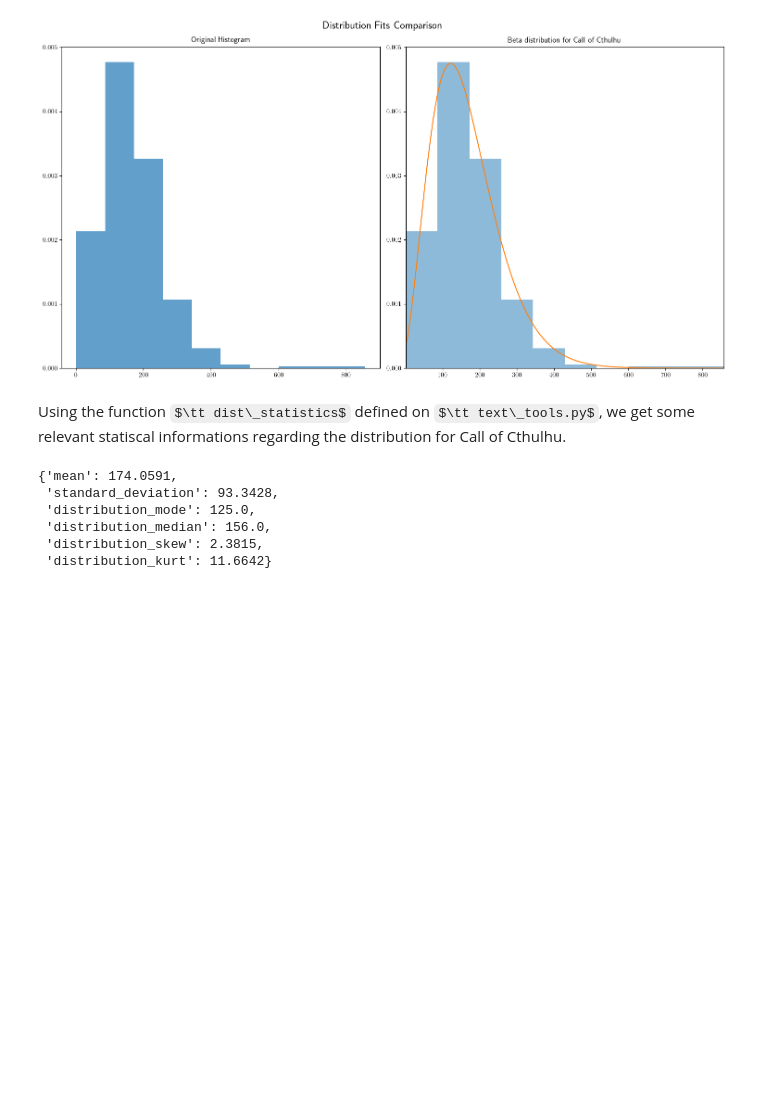
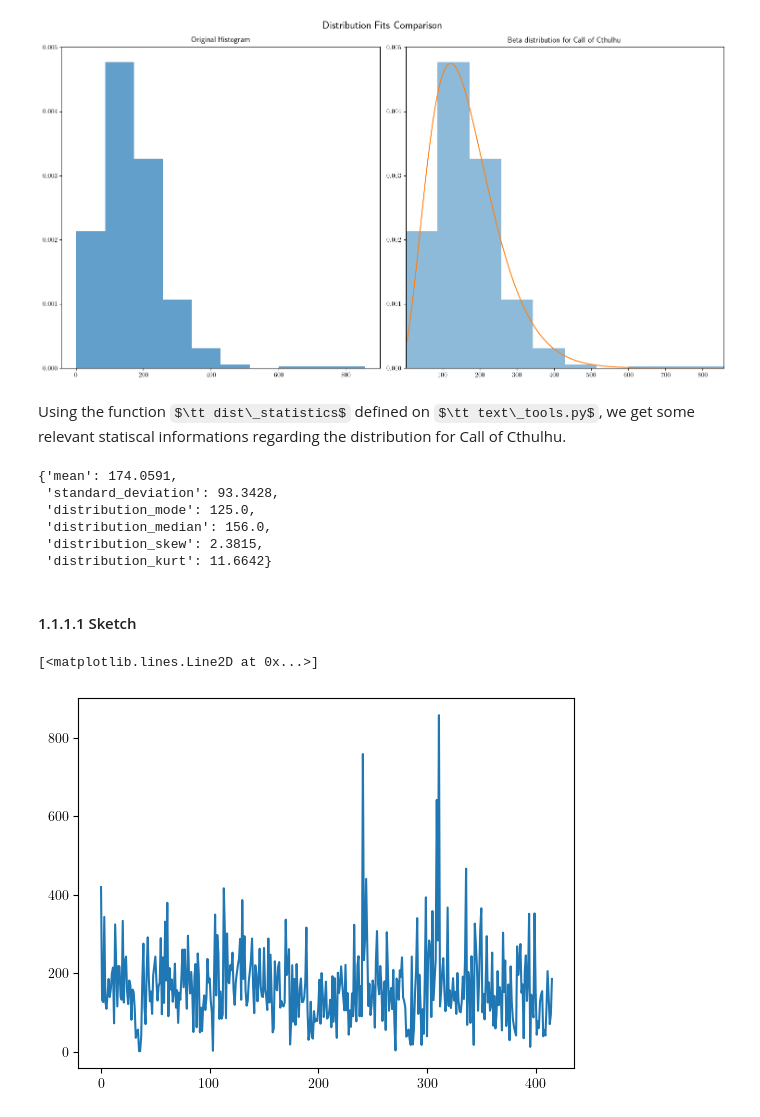
Before and after one commit to LFD103108/lovecraft, a Jupyter notebook: notebooks/05_text_analysis.ipynb, the cells around one changed output. Saved outputs shown, nothing was run; the diff lists cells and outputs as text; code cells hidden in the pictures; some formulas as TeX source; blank space fills up the shorter version.

```diff
--- a/notebooks/05_text_analysis.ipynb
+++ b/notebooks/05_text_analysis.ipynb
@@ -355,3 +358,10 @@ text_tools.dist_statistics(cthulhu_lens_filtered)
  'distribution_median': 156.0,
  'distribution_skew': 2.3815,
  'distribution_kurt': 11.6642}
+# %% [markdown]
+#### 1.1.1.1 Sketch
+# %%
+plt.plot(cthulhu_lens)
+# %% [output]
+[<matplotlib.lines.Line2D at 0x...>]
+[figure, added]
```
Also changed, not shown: parts of 23 cells of this notebook, 2 other files.
